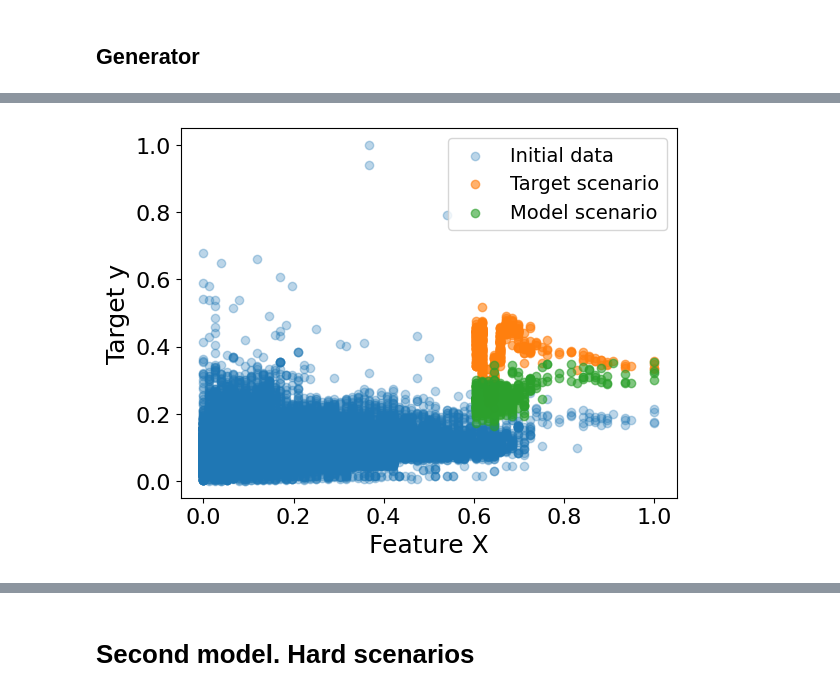
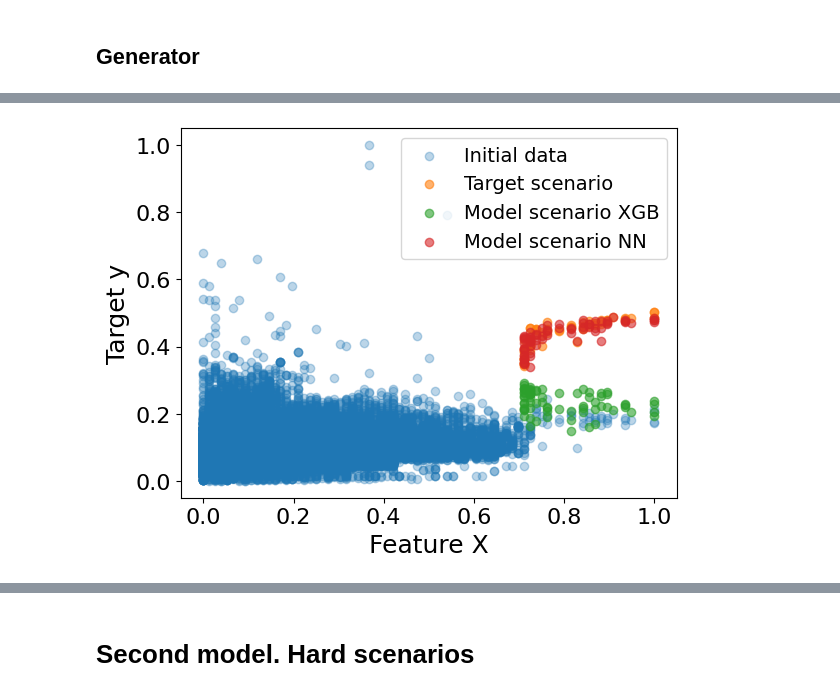
Before and after one commit to osa-bot/Benchmarking, a Jupyter notebook: Scenario_model.ipynb, the cells around one changed output, grey strips where cells are left out. Drawn from its saved outputs; the diff is of its cells as text; code cells hidden in the pictures.

```diff
--- a/Scenario_model.ipynb
+++ b/Scenario_model.ipynb
@@ -263,7 +268,7 @@ class DataseCustomScenario(torch.utils.data.Dataset):
     def __getitem__(self, idx):
         return [self.data_wo_x[idx], self.X_for_sc[idx], self.y_sc[idx]]
 
-z = 0.6
+z = 0.7
 idx_sc = data[data['floor'] > z].index
 f = lambda arr: np.array(list(map(lambda y: 0.5 * y + 0.3, arr))) #+  0.1 * np.sin(np.linspace(0, 1, len(arr))*5)
 
@@ -284,7 +289,7 @@ data_wo_x = torch.tensor(data.loc[idx_sc].drop(['floor', 'pricemetr'], axis=1).v
 # y_sc = torch.tensor( f(data.loc[idx_sc, 'pricemetr'].values.astype('float32')) ).view(-1, 1)
 # y_sc = f(data)
 y_sc = np.array(sorted(np.array(list(zip(np.arange(len(idx_sc)), data['floor'].loc[idx_sc].values, f(data.loc[idx_sc,'pricemetr'])))), key=lambda x: x[1]))
-y_sc[:, 2] = y_sc[:, 2] + 0.1 * np.sin(10 * np.linspace(0, 1, len(y_sc)))
+y_sc[:, 2] = y_sc[:, 2] + 0.1 *  np.linspace(0, 1, len(y_sc))
 y_sc = np.array(sorted(y_sc, key=lambda x: x[0]))
 y_sc = torch.tensor(y_sc[:, 2].astype('float32')).view(-1, 1)
 
@@ -422,7 +427,7 @@ class VAE(nn.Module):
 
         x = self.dec_conv3(x)
 
-        return x
+        return F.sigmoid(x)
 
     def forward(self, x):
         mu, logvar = self.encode(x)
@@ -436,6 +441,7 @@ def vae_loss(recon_x, x, X_for_sc, y_sc, mu, logvar, beta, reg_model):
     recon_loss = F.mse_loss(recon_x, x, reduction='mean')
     kl_loss = torch.mean( -0.5 * torch.sum(1 + logvar - mu.pow(2) - logvar.exp() , dim=1) )
 
+
     left = recon_x.squeeze(1)[:, :pos]
     right = recon_x.squeeze(1)[:, pos:]
     result_tensor = torch.cat((left, X_for_sc, right), dim=1)
@@ -443,14 +449,14 @@ def vae_loss(recon_x, x, X_for_sc, y_sc, mu, logvar, beta, reg_model):
 
     ml_loss = torch.mean( (reg_pred_synth - y_sc)**2 )
 
-    return recon_loss + 0.0 * kl_loss + 2 * ml_loss
+    return 0.01 * recon_loss + beta * kl_loss + 2 * ml_loss
 
 
 def train_vae(model, train_loader, reg_model, num_epochs=500, learning_rate=1e-3, device=None):
     if device is None:
         device = torch.device("cuda" if torch.cuda.is_available() else "cpu")
         # device = torch.device("mps" if torch.backends.mps.is_available() else "cpu")
-    reg_model.eval()
+
     model.to(device)
     optimizer = optim.AdamW(model.parameters(), lr=learning_rate)
     scheduler = optim.lr_scheduler.CosineAnnealingLR(optimizer, T_max=num_epochs, eta_min=2e-4)
@@ -523,18 +529,19 @@ synth_df = pd.DataFrame(synth_vae.numpy(), columns=data.columns[:-1])
 # %%
 # plt.scatter(X_test['floor'].loc[idx], y_test.loc[idx])
 # plt.scatter(X_test['floor'].loc[idx], f(y_test.loc[idx]))
 # plt.scatter(X_test['floor'].loc[idx], xgb.predict(synth_df))
 
 # plt.show()
 
 
 plt.scatter(data['floor'], data['pricemetr'], alpha=0.3, label='Initial data')
 plt.scatter(data['floor'].loc[idx_sc], y_sc, alpha=0.6, label='Target scenario')
-plt.scatter(data['floor'].loc[idx_sc], xgb.predict(synth_df), alpha=0.6, label='Model scenario')
+plt.scatter(data['floor'].loc[idx_sc], xgb.predict(synth_df), alpha=0.6, label='Model scenario XGB')
+plt.scatter(data['floor'].loc[idx_sc], reg_model(torch.tensor(synth_df.values)).numpy().flatten(), alpha=0.6, label='Model scenario NN')
 
 plt.xlabel('Feature X')
 plt.ylabel('Target y')
 plt.legend()
 plt.show()
 # %% [output]
-[figure, old version]
+[figure, new version]
```
Also changed, not shown: parts of 22 cells of this notebook.
